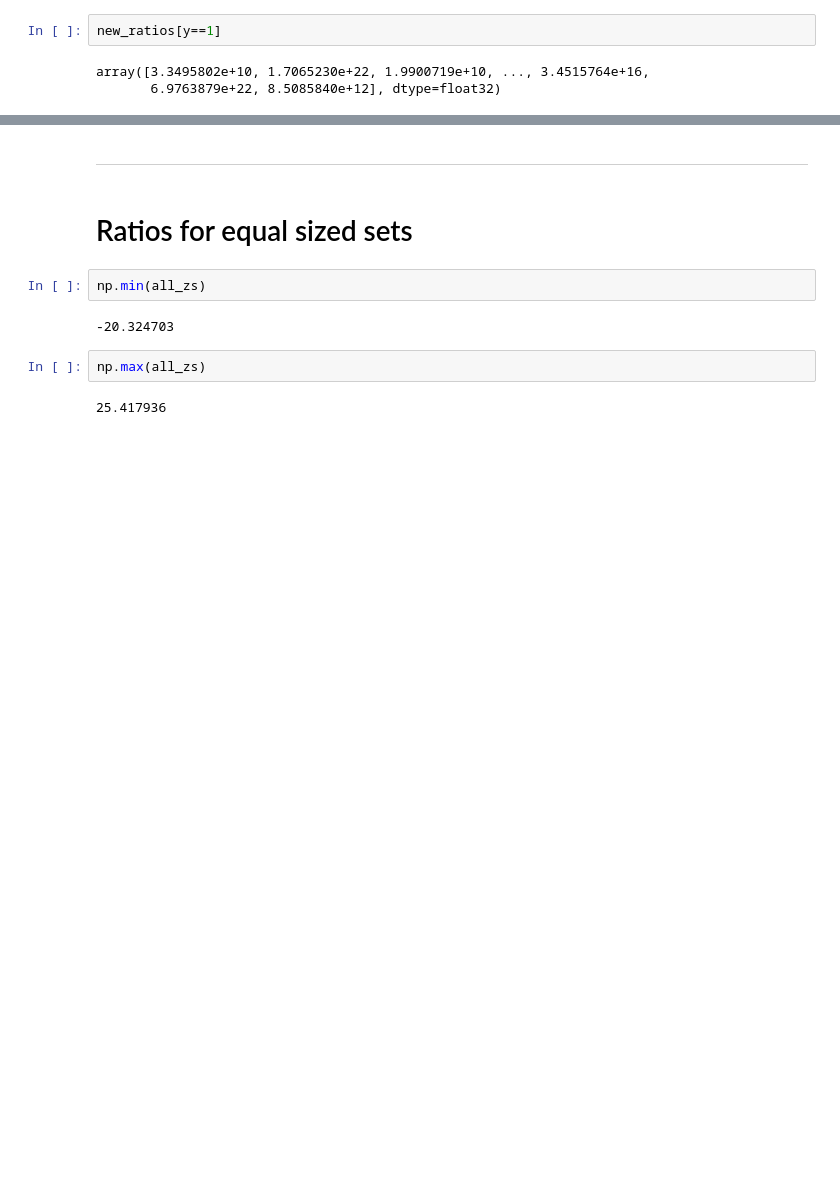
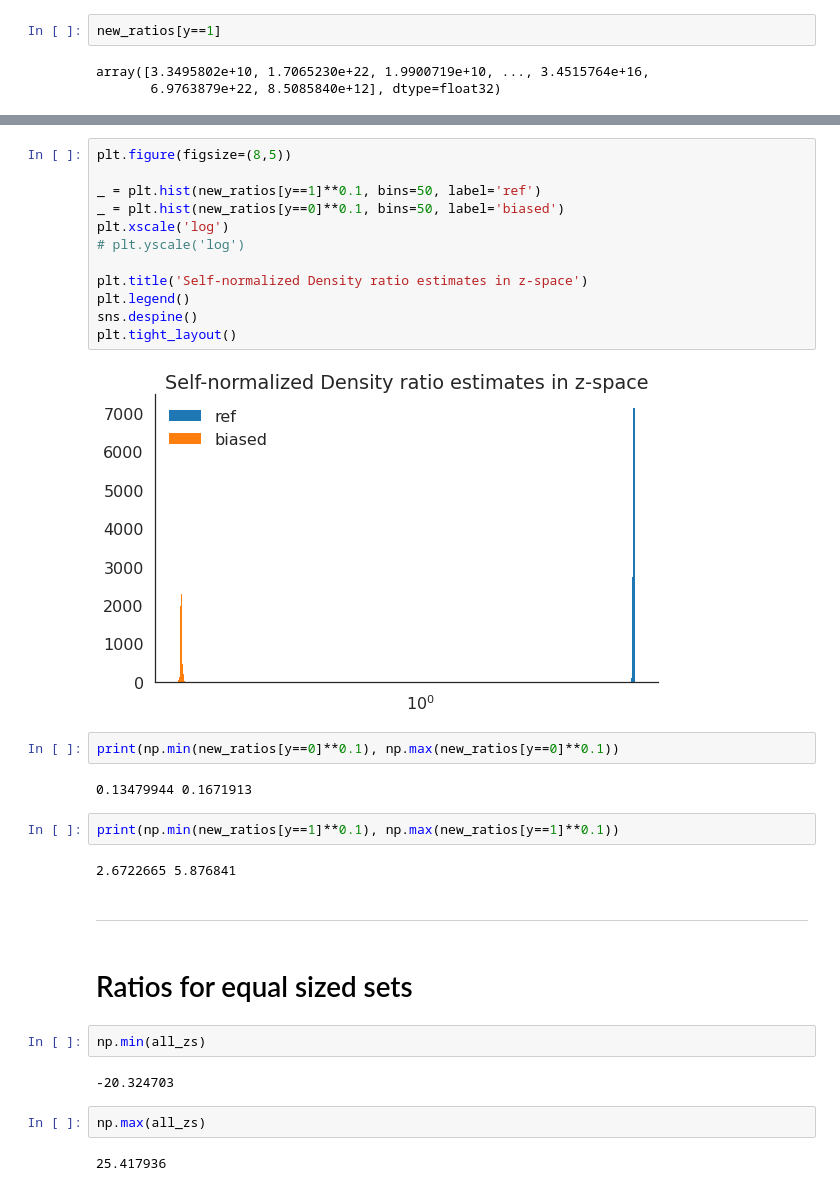
Before and after one commit to ermongroup/f-dre, a Jupyter notebook: notebooks/density ratios.ipynb, the cells around one changed output, grey strips where cells are left out. Saved outputs shown, nothing was run; the diff lists cells and outputs as text; blank space fills up the shorter version.

```diff
--- a/notebooks/density ratios.ipynb
+++ b/notebooks/density ratios.ipynb
@@ -115,3 +128,25 @@ array([3.3495802e+10, 1.7065230e+22, 1.9900719e+10, ..., 3.4515764e+16,
+# %%
+plt.figure(figsize=(8,5))
+
+_ = plt.hist(new_ratios[y==1]**0.1, bins=50, label='ref')
+_ = plt.hist(new_ratios[y==0]**0.1, bins=50, label='biased')
+plt.xscale('log')
+# plt.yscale('log')
+
+plt.title('Self-normalized Density ratio estimates in z-space')
+plt.legend()
+sns.despine()
+plt.tight_layout()
+# %% [output]
+[figure, added]
+# %%
+print(np.min(new_ratios[y==0]**0.1), np.max(new_ratios[y==0]**0.1))
+# %% [output]
+0.13479944 0.1671913
+# %%
+print(np.min(new_ratios[y==1]**0.1), np.max(new_ratios[y==1]**0.1))
+# %% [output]
+2.6722665 5.876841
 # %% [markdown]
 ----
 # %% [markdown]
```
Also changed, not shown: parts of 2 cells of this notebook, 33 other files.
